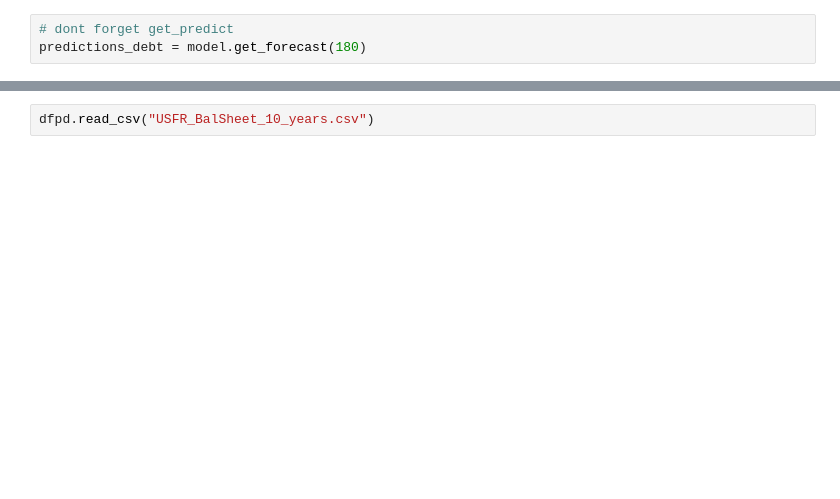
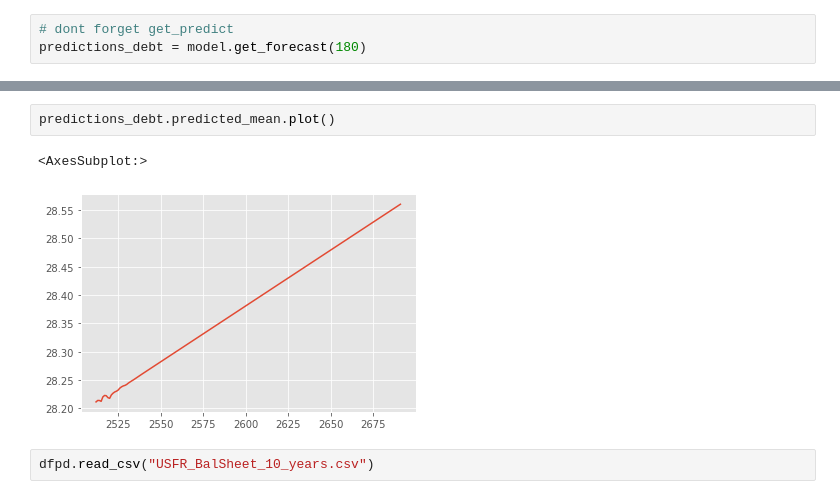
Before and after one commit to JosephDenney/NationalDebt, a Jupyter notebook: nationaldebt.ipynb, the cells around one changed output, grey strips where cells are left out. Cells and saved outputs as stored; diff of their text form; blank space fills up the shorter version.

```diff
--- a/nationaldebt.ipynb
+++ b/nationaldebt.ipynb
@@ -173,3 +214,8 @@ predictions_debt.predicted_mean
+# %%
+predictions_debt.predicted_mean.plot()
+# %% [output]
+<AxesSubplot:>
+[figure, added]
 # %%
 dfpd.read_csv("USFR_BalSheet_10_years.csv")
 # %% [output]
```
Also changed, not shown: parts of 2 cells of this notebook.
